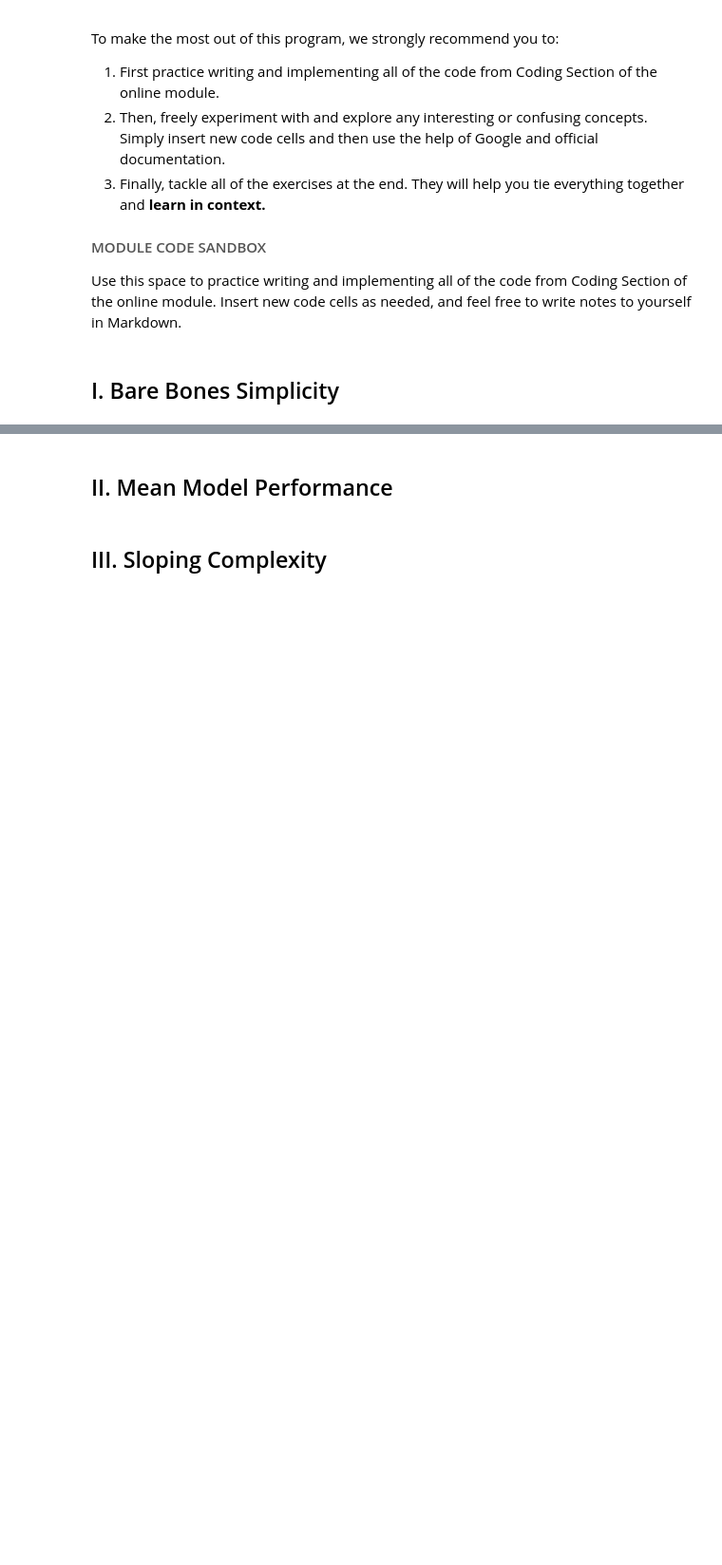
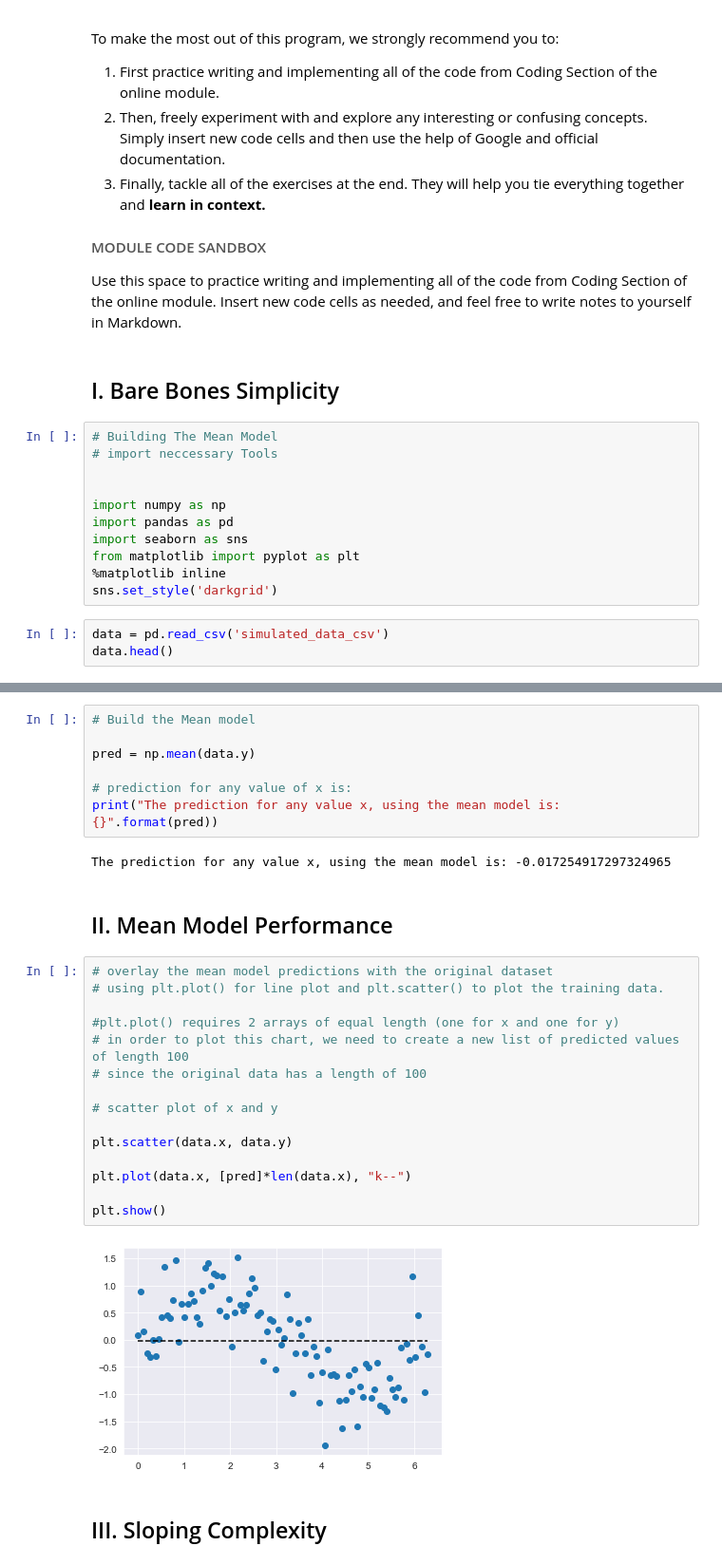
Before and after one commit to tundeiness/How_the_World_Works, a Jupyter notebook: 2 - Workbook - Starting Simple.ipynb, the cells around one changed output, grey strips where cells are left out. Shown: that part at 95% size. Drawn from its saved outputs; the diff is of its cells as text; blank space fills up the shorter version.

```diff
--- a/2 - Workbook - Starting Simple.ipynb
+++ b/2 - Workbook - Starting Simple.ipynb
@@ -13,3 +13,17 @@ To make the most out of this program, we strongly recommend you to:
 Use this space to practice writing and implementing all of the code from Coding Section of the online module. Insert new code cells as needed, and feel free to write notes to yourself in Markdown.
 # %% [markdown]
 ## I. Bare Bones Simplicity
+# %%
+# Building The Mean Model
+# import neccessary Tools
+
+
+import numpy as np
+import pandas as pd
+import seaborn as sns
+from matplotlib import pyplot as plt
+%matplotlib inline
+sns.set_style('darkgrid')
+# %%
+data = pd.read_csv('simulated_data_csv')
+data.head()
@@ -16,4 +37,30 @@ Use this space to practice writing and implementing all of the code from Coding
+# %%
+# Build the Mean model
+
+pred = np.mean(data.y)
+
+# prediction for any value of x is:
+print("The prediction for any value x, using the mean model is: {}".format(pred))
+# %% [output]
+The prediction for any value x, using the mean model is: -0.017254917297324965
 # %% [markdown]
 ## II. Mean Model Performance
+# %%
+# overlay the mean model predictions with the original dataset
+# using plt.plot() for line plot and plt.scatter() to plot the training data.
+
+#plt.plot() requires 2 arrays of equal length (one for x and one for y)
+# in order to plot this chart, we need to create a new list of predicted values of length 100
+# since the original data has a length of 100
+
+# scatter plot of x and y
+
+plt.scatter(data.x, data.y)
+
+plt.plot(data.x, [pred]*len(data.x), "k--")
+
+plt.show()
+# %% [output]
+[figure, added]
 # %% [markdown]
 ## III. Sloping Complexity
```
Also changed, not shown: parts of 6 cells of this notebook, 1 other file.
